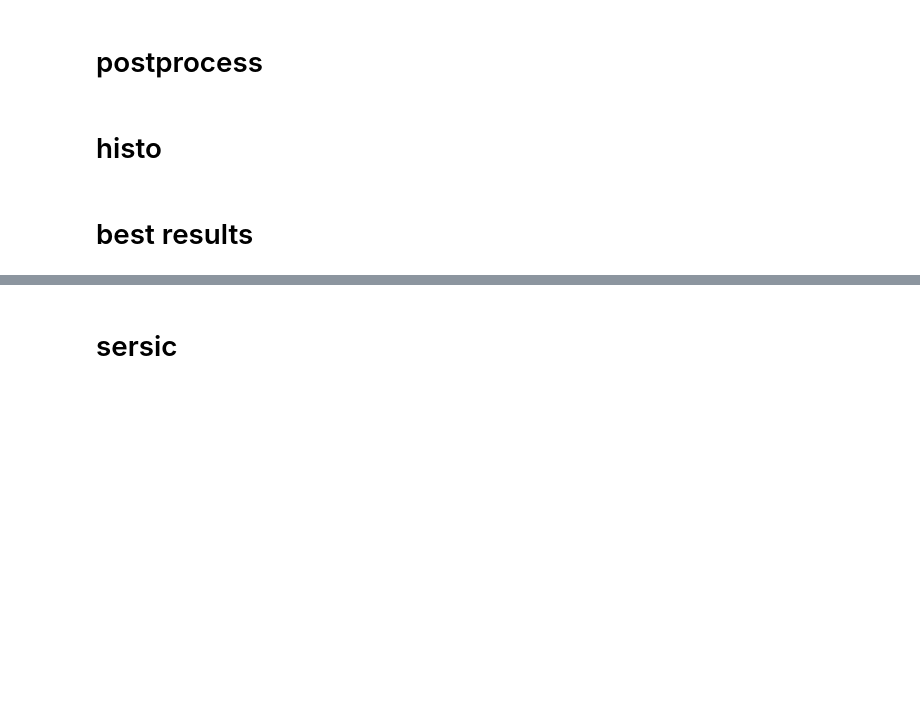
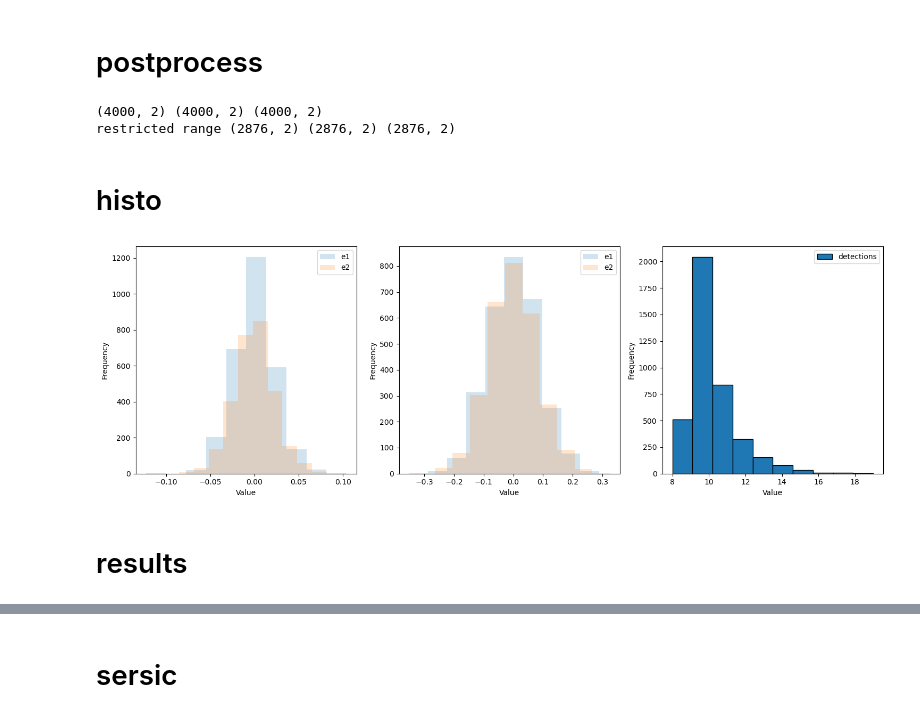
Before and after one commit to martinetnicolas/PISCO, a Jupyter notebook: pix2shear/sextractor/ResultsPlots.ipynb, the cells around one changed output, grey strips where cells are left out. Cells and saved outputs as stored; diff of their text form; code cells hidden in the pictures; blank space fills up the shorter version.

Commit message:
new sextractor

```diff
--- a/pix2shear/sextractor/ResultsPlots.ipynb
+++ b/pix2shear/sextractor/ResultsPlots.ipynb
@@ -1,13 +1,12 @@
 # %% [markdown]
 # user
 # %%
-VERSION = "1.1.2_sextractor"
+VERSION = "1.1.0_sextractor"
 
 # Sextractor test
 # 1.1.0: "4_000",
 # 1.1.1: "40_000",
-# 1.1.2: "4_000 + min_sersic=0.4",
-# hypercube + shear round 2 + 10 gal/patch + shear |0.06| + ellips gaussian + pixels_out
+# hypercube + shear rounded 2 + 10 gal/patch + shear |0.06| + ellips gaussian + pixels_out
 # %% [markdown]
 # lib
 # %%
@@ -16,13 +15,13 @@ from pathlib import Path
 from jax import numpy
 from polars import DataFrame, read_csv
 from tqdm import tqdm
-from utils import best_result, case_result, ellips_quad, extra_imgs, histos, plot_sersic, vignettes
+from utils import case_result, extra_imgs, histos, plot_sersic, vignettes
 
 DATASET_DIR = Path("/net/GECO/pisco/PIX2SHEAR/DATASETS/pisco_euclid") / VERSION
-VERSION_DIR = Path("/net/GECO/pisco/PIX2SHEAR/RESULTS_SEXTRACTOR") / VERSION
-CATALOG_DIR = VERSION_DIR / "CATALOG"
-IMAGES_DIR = VERSION_DIR / "IMAGES"
-PLOTS_DIR = VERSION_DIR / "PLOTS"
+RESULTS_DIR = Path("/net/GECO/pisco/PIX2SHEAR/RESULTS_SEXTRACTOR") / VERSION
+CATALOG_DIR = RESULTS_DIR / "CATALOG"
+IMAGES_DIR = RESULTS_DIR / "IMAGES"
+PLOTS_DIR = RESULTS_DIR / "PLOTS"
 PLOTS_DIR.mkdir(parents=True, exist_ok=True)
 # %% [markdown]
 # images
@@ -61,13 +64,7 @@ for sample in tqdm(RESULTS_FILES, total=NB_TOTAL):
     df = read_csv(sample)
     found.append(df.shape[0])
 
-    avg_e1.append(df["e1"].to_numpy().mean())
-    avg_e2.append(df["e2"].to_numpy().mean())
-
-    e1_quad, e2_quad = ellips_quad(
-        df["ellipse_cxx"].to_numpy(), df["ellipse_cyy"].to_numpy(), df["ellipse_cxy"].to_numpy()
-    )
-    avg_e1_quad.append(e1_quad.mean())
-    avg_e2_quad.append(e2_quad.mean())
+    avg_e1.append((df["e1"].to_numpy()).mean())
+    avg_e2.append((df["e2"].to_numpy()).mean())
 # %% [markdown]
 # save res
@@ -94,7 +80,7 @@ del df, e1_quad, e2_quad, avg_e1, avg_e2, avg_e1_quad, avg_e2_quad
 true_images_params = read_csv(DATASET_DIR / "true_images_params.csv", skip_rows=0)
 true_avg_ellps = true_images_params["avg_e1", "avg_e2"].to_numpy()
 true_avg_shears = true_images_params["avg_g1", "avg_g2"].to_numpy()
-pred_avg_ellips = read_csv(VERSION_DIR / "pred_avg_ellips.csv", skip_rows=0).to_numpy()
+pred_avg_ellips = read_csv(RESULTS_DIR / "pred_avg_ellips.csv", skip_rows=0).to_numpy()
 print(pred_avg_ellips.shape, true_avg_ellps.shape, true_avg_shears.shape)
 
 for i in range(2):
@@ -102,12 +88,23 @@ for i in range(2):
     true_avg_ellps = true_avg_ellps[numpy.abs(true_avg_shears[:, i]) <= 0.05]
     true_avg_shears = true_avg_shears[numpy.abs(true_avg_shears[:, i]) <= 0.05]
 print("restricted range", pred_avg_ellips.shape, true_avg_ellps.shape, true_avg_shears.shape)
-
-del true_images_params
+# %% [output]
+(4000, 2) (4000, 2) (4000, 2)
+restricted range (2876, 2) (2876, 2) (2876, 2)
 # %% [markdown]
 # histo
 # %%
 bins = 10
-histos(preds_ellps=pred_avg_ellips, data_gal=found, directory=PLOTS_DIR, bins=bins)
+loggy = False
+histos(
+    preds_ellps=pred_avg_ellips,
+    true_ellps=true_avg_ellps,
+    data_gal=found,
+    directory=PLOTS_DIR,
+    bins=bins,
+    loggy=loggy,
+)
+# %% [output]
+[figure, added]
 # %% [markdown]
-# best results
+# results
```
Also changed, not shown: parts of 15 cells of this notebook, 5 other files.
